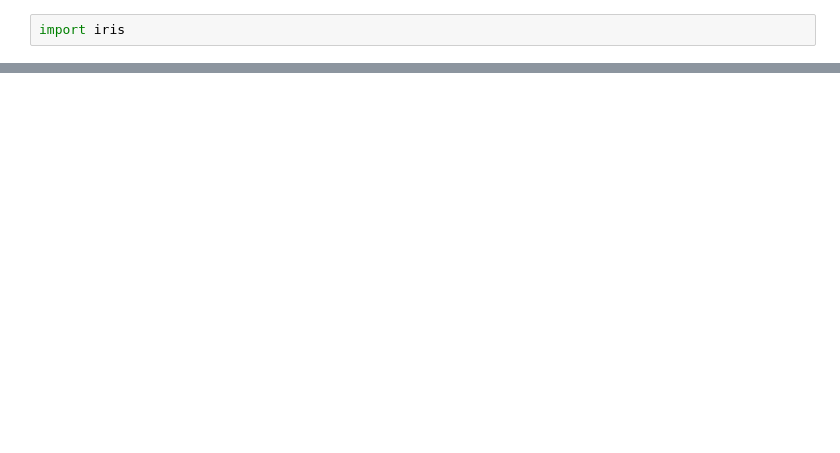
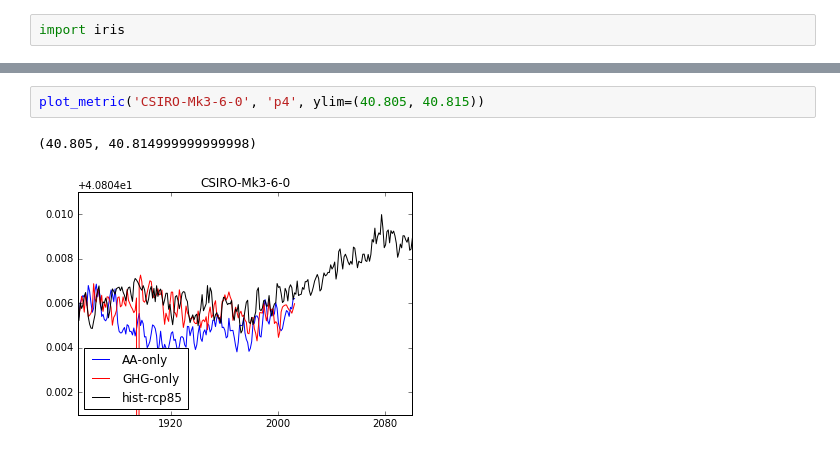
Before and after one commit to DamienIrving/ocean-analysis, a Jupyter notebook: development/volume_area_fractions.ipynb, the cells around one changed output, grey strips where cells are left out. Cells and saved outputs as stored; diff of their text form; blank space fills up the shorter version.

```diff
--- a/development/volume_area_fractions.ipynb
+++ b/development/volume_area_fractions.ipynb
@@ -53,0 +93,5 @@ def hemispheric_comparison(variable, model):
+# %%
+plot_metric('CSIRO-Mk3-6-0', 'p4', ylim=(40.805, 40.815))
+# %% [output]
+(40.805, 40.814999999999998)
+[figure, added]
```
Also changed, not shown: parts of 20 cells of this notebook.
